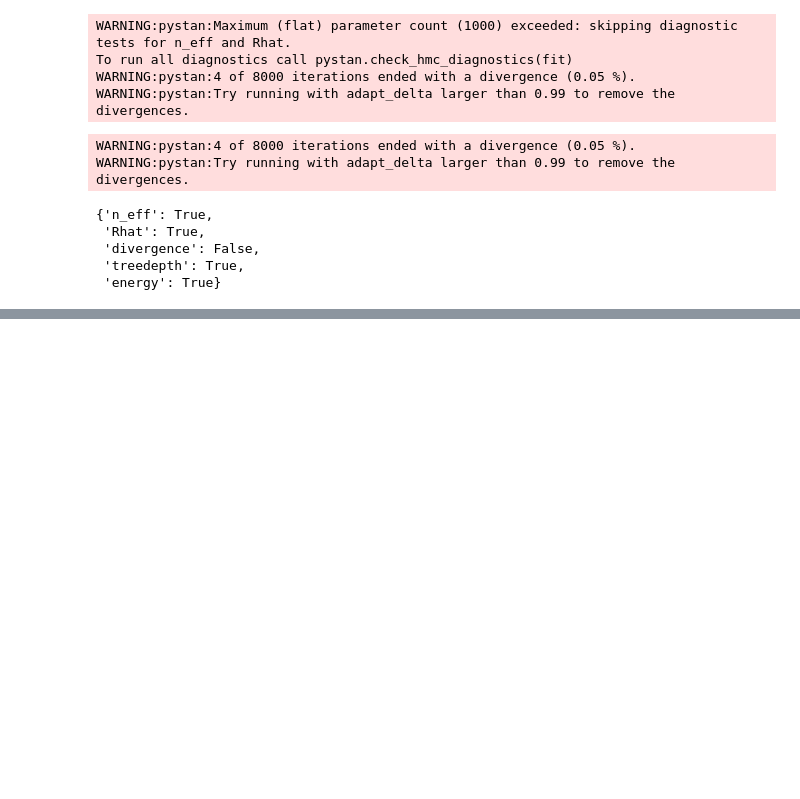
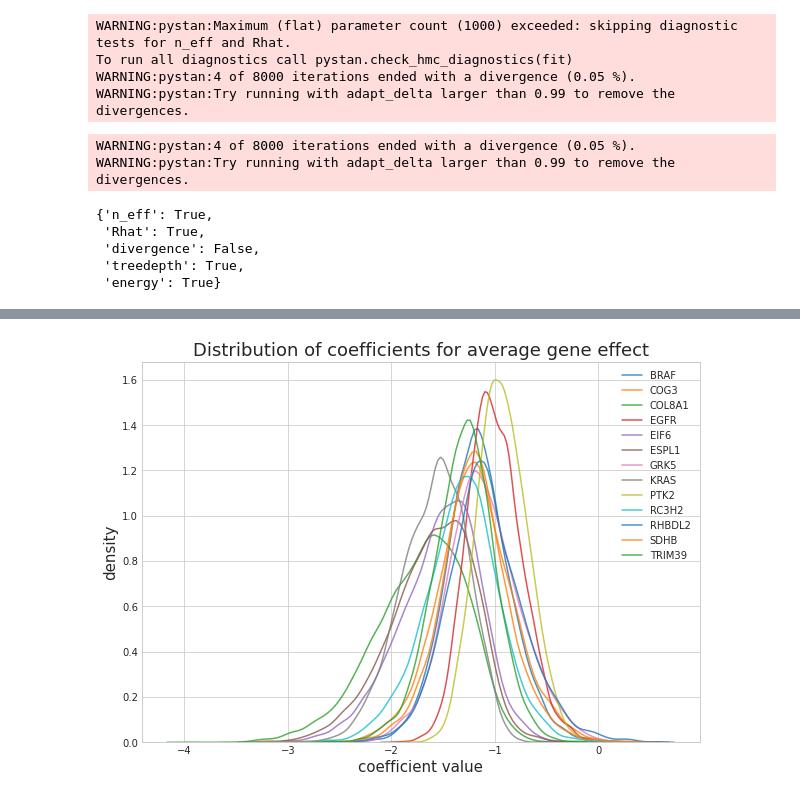
Before and after one commit to jhrcook/demeter2-stan, a Jupyter notebook: notebooks/005_demeter2-in-stan.ipynb, the cells around one changed output, grey strips where cells are left out. Cells and saved outputs as stored; diff of their text form; code cells hidden in the pictures; blank space fills up the shorter version.

```diff
--- a/notebooks/005_demeter2-in-stan.ipynb
+++ b/notebooks/005_demeter2-in-stan.ipynb
@@ -636,0 +717,19 @@ plt.show()
+# %%
+d2_m4_post = d2_m4_fit.to_dataframe()
+# %%
+genes_post = d2_m4_post.loc[:, d2_m4_post.columns.str.contains('gbar\[')]
+
+genes = list(np.unique(modeling_data.gene_symbol))
+genes.sort()
+genes_post.columns = genes
+
+for col in genes_post.columns.to_list():
+    sns.distplot(genes_post[[col]], hist=False, label=col, kde_kws={'shade': False, 'alpha': 0.8})
+
+plt.legend()
+plt.xlabel('coefficient value')
+plt.ylabel('density')
+plt.title('Distribution of coefficients for average gene effect')
+plt.show()
+# %% [output]
+[figure, added]
```
Also changed, not shown: parts of 38 cells of this notebook, 23 other files.
